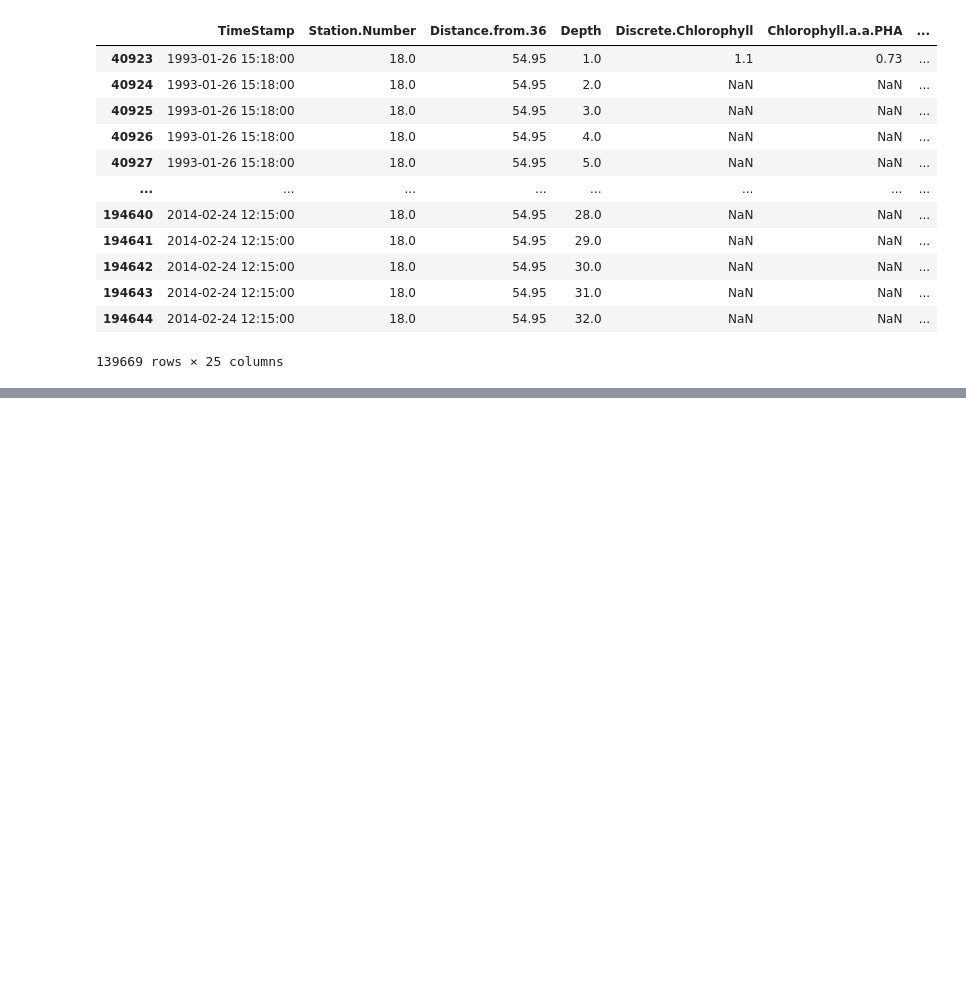
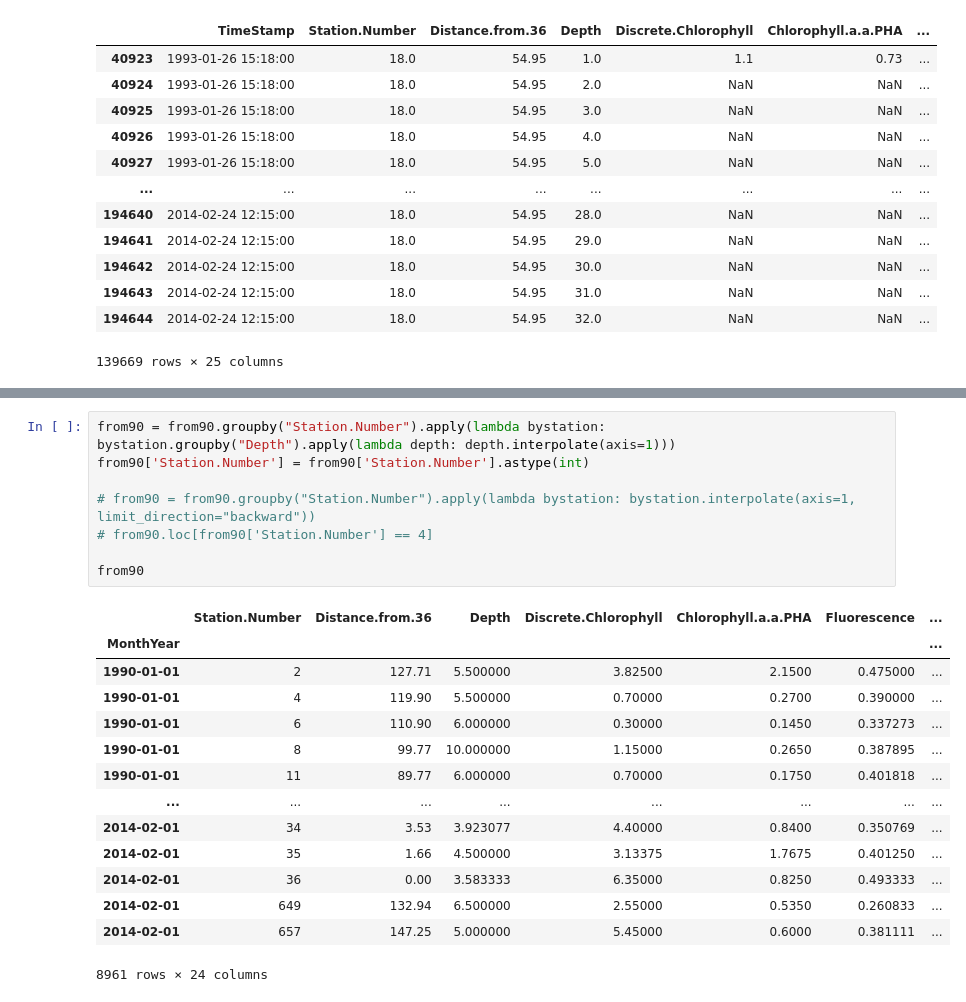
Before and after one commit to PaulErpen/InfoViz-SF-Water-Data, a Jupyter notebook: preprocessing/missing-values.ipynb, the cells around one changed output, grey strips where cells are left out. Saved outputs shown, nothing was run; the diff lists cells and outputs as text; blank space fills up the shorter version.

```diff
--- a/preprocessing/missing-values.ipynb
+++ b/preprocessing/missing-values.ipynb
@@ -71,0 +106,23 @@ notmissing
+# %%
+from90 = from90.groupby("Station.Number").apply(lambda bystation: bystation.groupby("Depth").apply(lambda depth: depth.interpolate(axis=1)))
+from90['Station.Number'] = from90['Station.Number'].astype(int)
+
+# from90 = from90.groupby("Station.Number").apply(lambda bystation: bystation.interpolate(axis=1, limit_direction="backward"))
+# from90.loc[from90['Station.Number'] == 4]
+
+from90
+# %% [output]
+|  | Station.Number | Distance.from.36 | Depth | Discrete.Chlorophyll | Chlorophyll.a.a.PHA | Fluorescence | ... |
+| MonthYear |  |  |  |  |  |  | ... |
+| 1990-01-01 | 2 | 127.71 | 5.500000 | 3.82500 | 2.1500 | 0.475000 | ... |
+| 1990-01-01 | 4 | 119.90 | 5.500000 | 0.70000 | 0.2700 | 0.390000 | ... |
+| 1990-01-01 | 6 | 110.90 | 6.000000 | 0.30000 | 0.1450 | 0.337273 | ... |
+| 1990-01-01 | 8 | 99.77 | 10.000000 | 1.15000 | 0.2650 | 0.387895 | ... |
+| 1990-01-01 | 11 | 89.77 | 6.000000 | 0.70000 | 0.1750 | 0.401818 | ... |
+| ... | ... | ... | ... | ... | ... | ... | ... |
+| 2014-02-01 | 34 | 3.53 | 3.923077 | 4.40000 | 0.8400 | 0.350769 | ... |
+| 2014-02-01 | 35 | 1.66 | 4.500000 | 3.13375 | 1.7675 | 0.401250 | ... |
+| 2014-02-01 | 36 | 0.00 | 3.583333 | 6.35000 | 0.8250 | 0.493333 | ... |
+| 2014-02-01 | 649 | 132.94 | 6.500000 | 2.55000 | 0.5350 | 0.260833 | ... |
+| 2014-02-01 | 657 | 147.25 | 5.000000 | 5.45000 | 0.6000 | 0.381111 | ... |
+8961 rows × 24 columns
```
Also changed, not shown: parts of 7 cells of this notebook.
